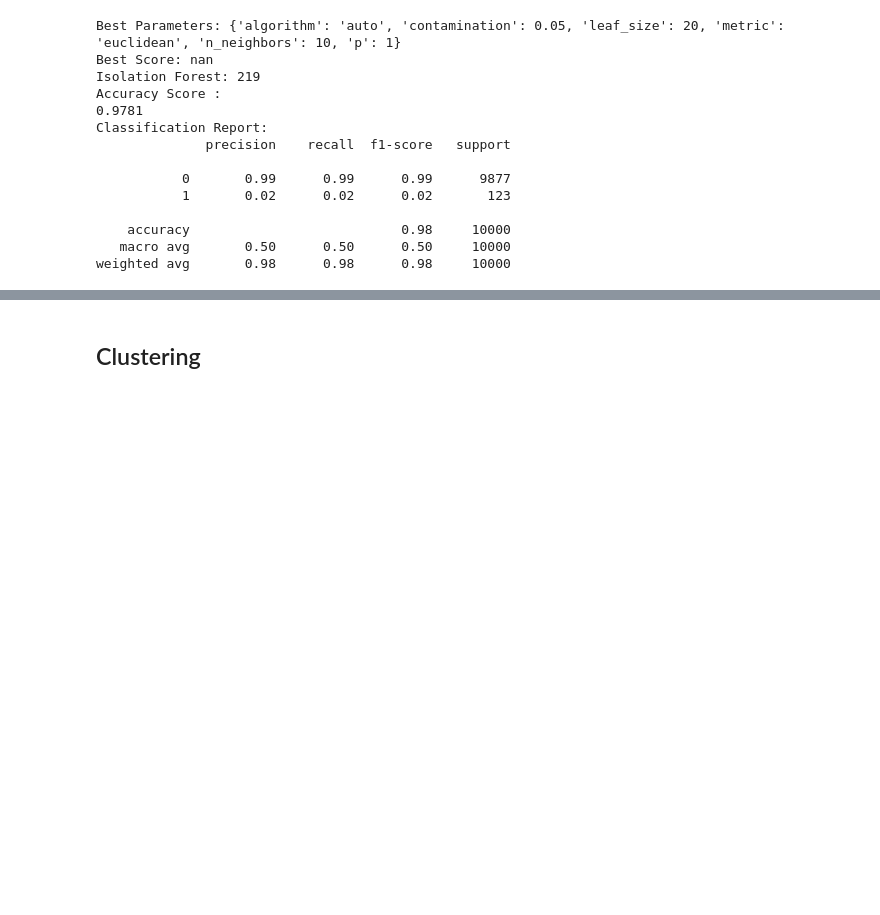
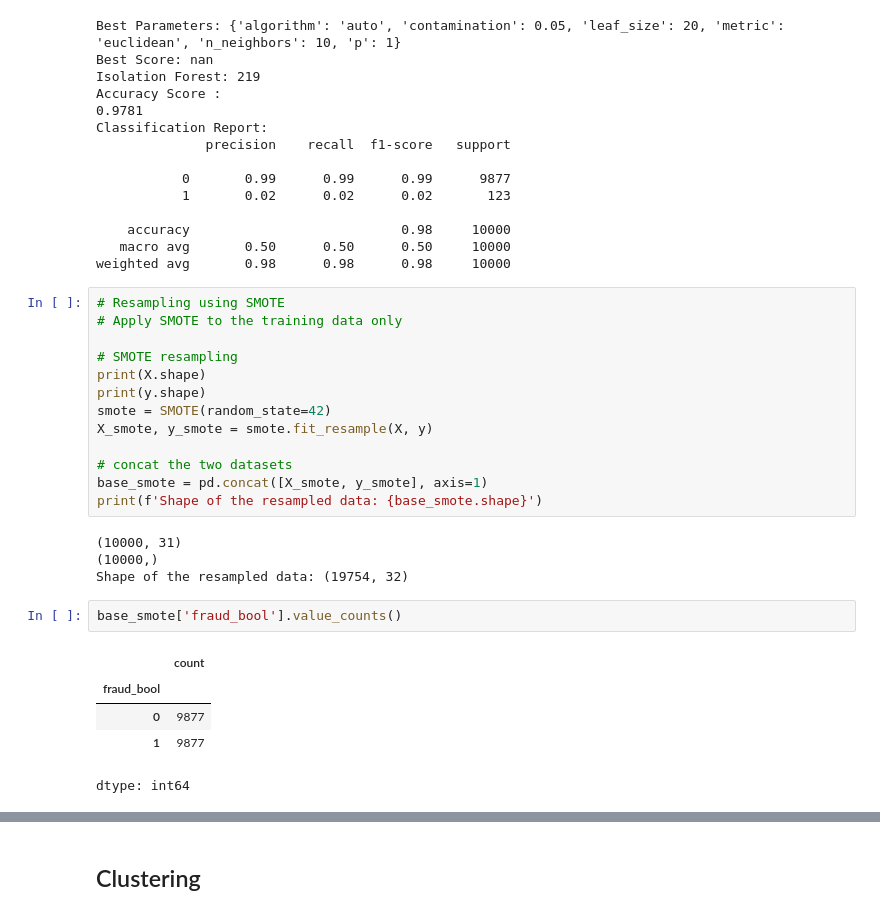
Before and after one commit to karthikraghavan/MLFraudDetection, a Jupyter notebook: MLFraudDetection.ipynb, the cells around one changed output, grey strips where cells are left out. Cells and saved outputs as stored; diff of their text form; blank space fills up the shorter version.

```diff
--- a/MLFraudDetection.ipynb
+++ b/MLFraudDetection.ipynb
@@ -679,6 +679,31 @@ Classification Report:
     accuracy                           0.98     10000
    macro avg       0.50      0.50      0.50     10000
 weighted avg       0.98      0.98      0.98     10000
+# %%
+# Resampling using SMOTE
+# Apply SMOTE to the training data only
+
+# SMOTE resampling
+print(X.shape)
+print(y.shape)
+smote = SMOTE(random_state=42)
+X_smote, y_smote = smote.fit_resample(X, y)
+
+# concat the two datasets
+base_smote = pd.concat([X_smote, y_smote], axis=1)
+print(f'Shape of the resampled data: {base_smote.shape}')
+# %% [output]
+(10000, 31)
+(10000,)
+Shape of the resampled data: (19754, 32)
+# %%
+base_smote['fraud_bool'].value_counts()
+# %% [output]
+|  | count |
+| fraud_bool |  |
+| 0 | 9877 |
+| 1 | 9877 |
+dtype: int64
 # %%
 # Standardize features for SVM
 scaler = StandardScaler()
```
Also changed, not shown: parts of 5 cells of this notebook.
